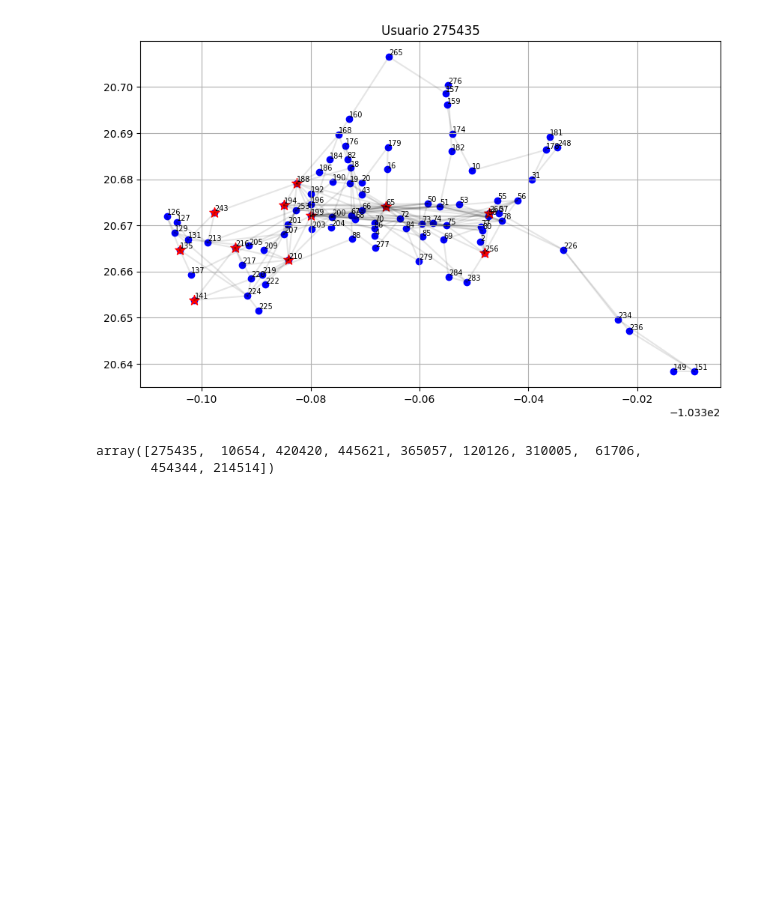
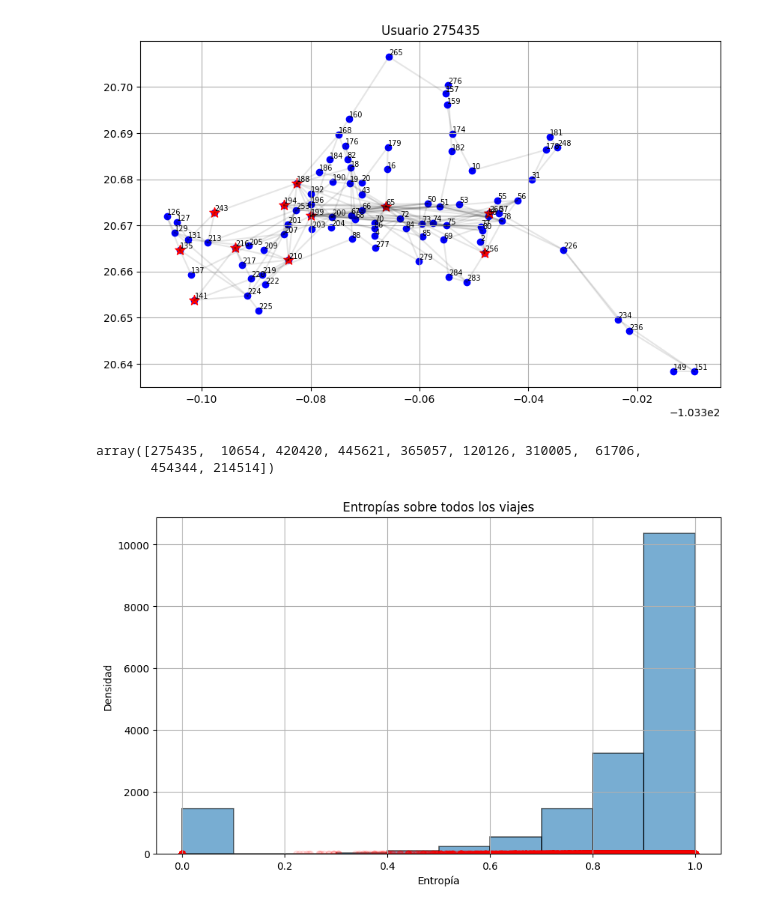
Before and after one commit to angelmdezhdez/thesis, a Jupyter notebook: entropy_fix.ipynb, the cells around one changed output. Saved outputs shown, nothing was run; the diff lists cells and outputs as text; code cells hidden in the pictures; blank space fills up the shorter version.

Commit message:
Entropia sobre todos los viajes

```diff
--- a/entropy_fix.ipynb
+++ b/entropy_fix.ipynb
@@ -267,6 +271,17 @@ def cargar_diccionario_count_user_desde_txt(directorio):
     return diccionario
 # %%
 info_users = cargar_diccionario_count_user_desde_txt(f'{dir}mibici/pruebas_2019/')
+# %%
+info_users_complete = cargar_diccionario_count_user_desde_txt(f'{dir}mibici/users_info/')
+# %%
+entropies_complete = []
+
+for user in users:
+    c = info_users_complete[user]
+    if c is not None:
+        entropy = compute_entropy_normalized(c)
+        if entropy is not None:
+            entropies_complete.append(entropy)
 # %%
 info_users[users_to_analize[0]]
 # %% [output]
@@ -443,3 +458,14 @@ usuarios_prueba[:10]
 # %% [output]
 array([275435,  10654, 420420, 445621, 365057, 120126, 310005,  61706,
        454344, 214514])
+# %%
+plt.figure(figsize=(10, 6))
+plt.hist(entropies_complete, bins=10, alpha=0.6, edgecolor='black', linewidth=1.2)
+plt.scatter(entropies_complete, np.zeros(len(entropies_complete)), color='red', alpha=0.1)
+plt.xlabel('Entropía')
+plt.ylabel('Densidad')
+plt.title('Entropías sobre todos los viajes')
+plt.grid()
+plt.show()
+# %% [output]
+[figure, added]
```
Also changed, not shown: parts of 6 cells of this notebook.
